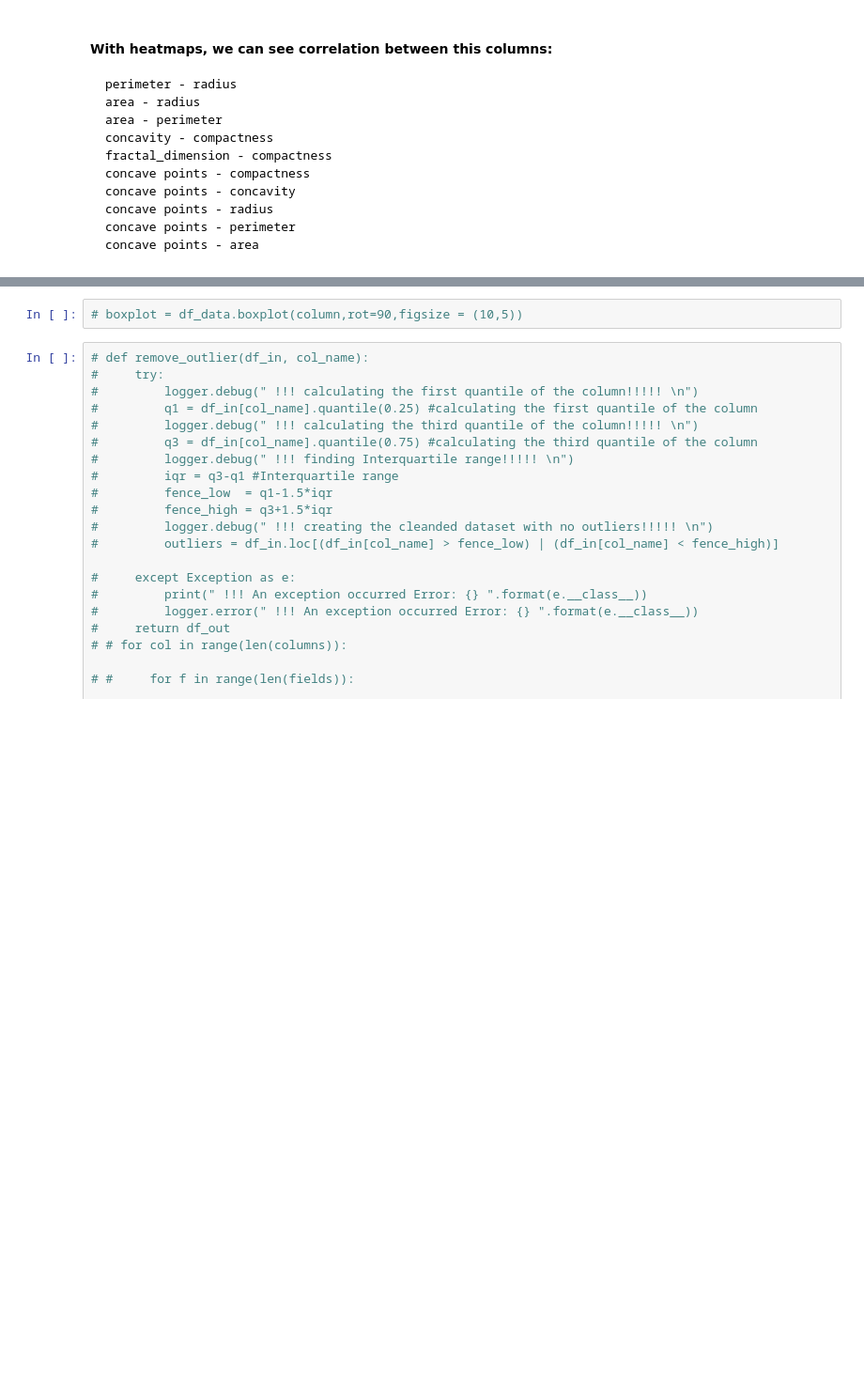
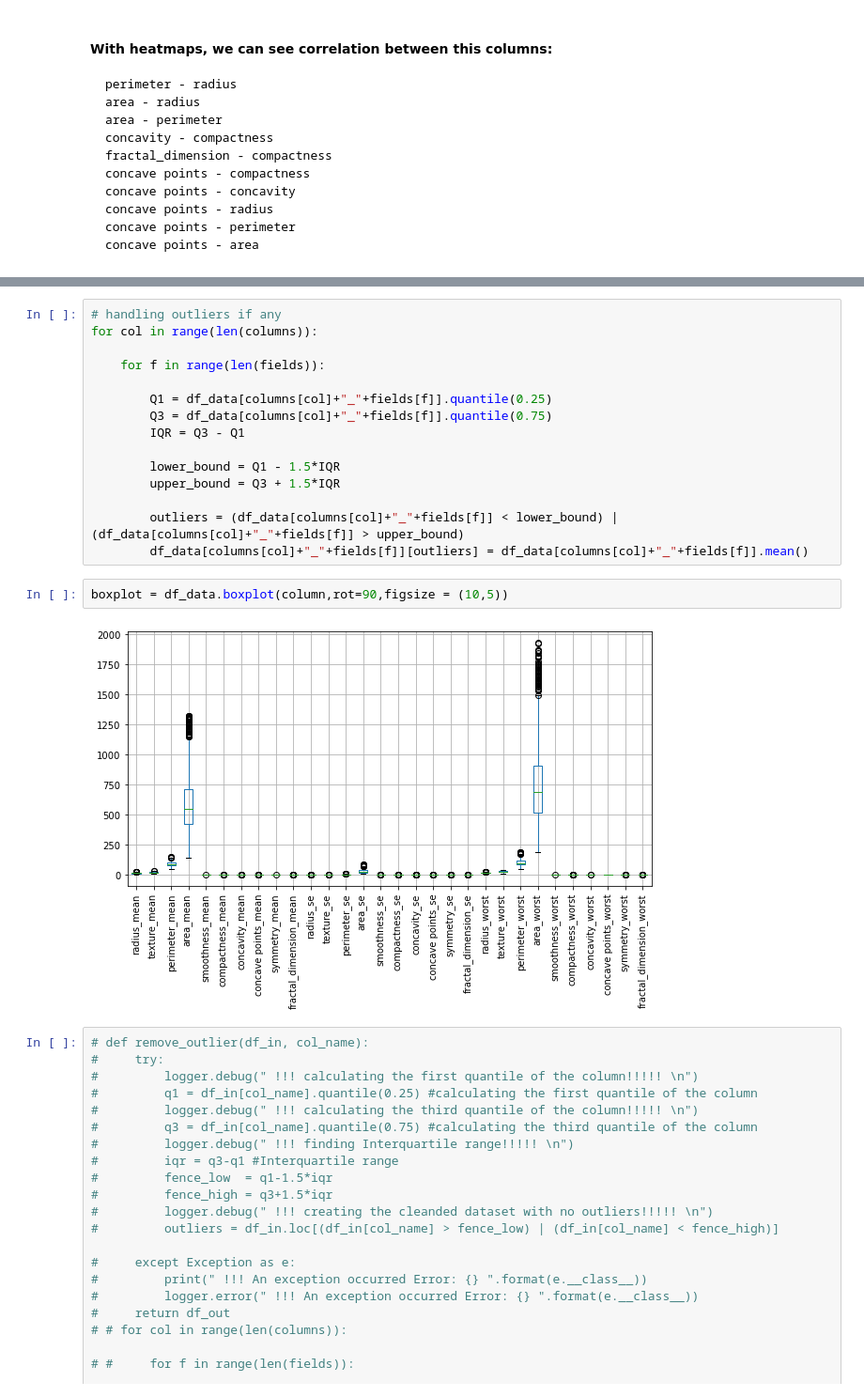
Before and after one commit to Rukundo725/Industry---Casualty-Challenge, a Jupyter notebook: notebooks/EDA.ipynb, the cells around one changed output, grey strips where cells are left out. Shown at 94% size. Drawn from its saved outputs; the diff is of its cells as text; blank space fills up the shorter version.

```diff
--- a/notebooks/EDA.ipynb
+++ b/notebooks/EDA.ipynb
@@ -408,8 +422,25 @@ for i in range(len(cols)):
 fig.show()
 # %% [output]
 [interactive output not drawn]
+# %%
+# handling outliers if any
+for col in range(len(columns)):
+
+    for f in range(len(fields)):
+
+        Q1 = df_data[columns[col]+"_"+fields[f]].quantile(0.25)
+        Q3 = df_data[columns[col]+"_"+fields[f]].quantile(0.75)
+        IQR = Q3 - Q1
+
+        lower_bound = Q1 - 1.5*IQR
+        upper_bound = Q3 + 1.5*IQR
+
+        outliers = (df_data[columns[col]+"_"+fields[f]] < lower_bound) | (df_data[columns[col]+"_"+fields[f]] > upper_bound)
+        df_data[columns[col]+"_"+fields[f]][outliers] = df_data[columns[col]+"_"+fields[f]].mean()
 # %%
-# boxplot = df_data.boxplot(column,rot=90,figsize = (10,5))
+boxplot = df_data.boxplot(column,rot=90,figsize = (10,5))
+# %% [output]
+[figure, added]
 # %%
 # def remove_outlier(df_in, col_name):
 #     try:
```
Also changed, not shown: parts of 5 cells of this notebook, 1 other file.
